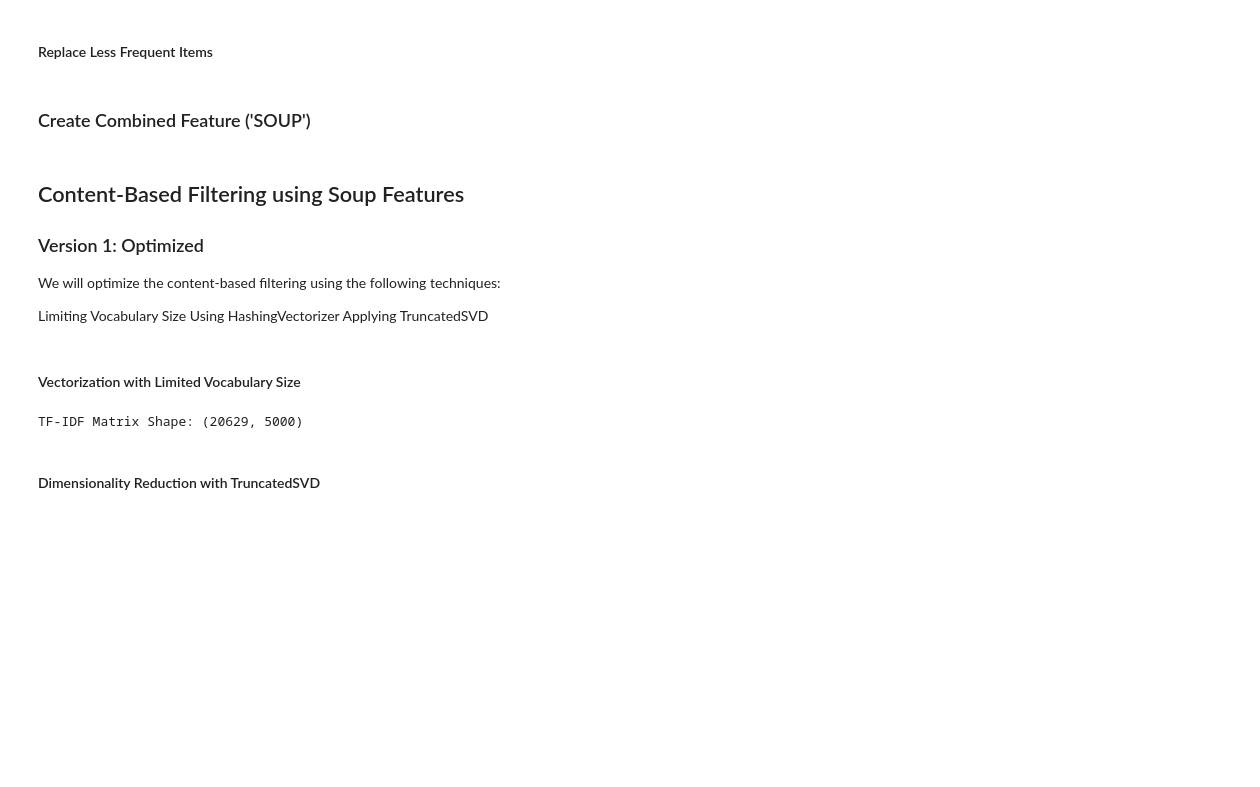
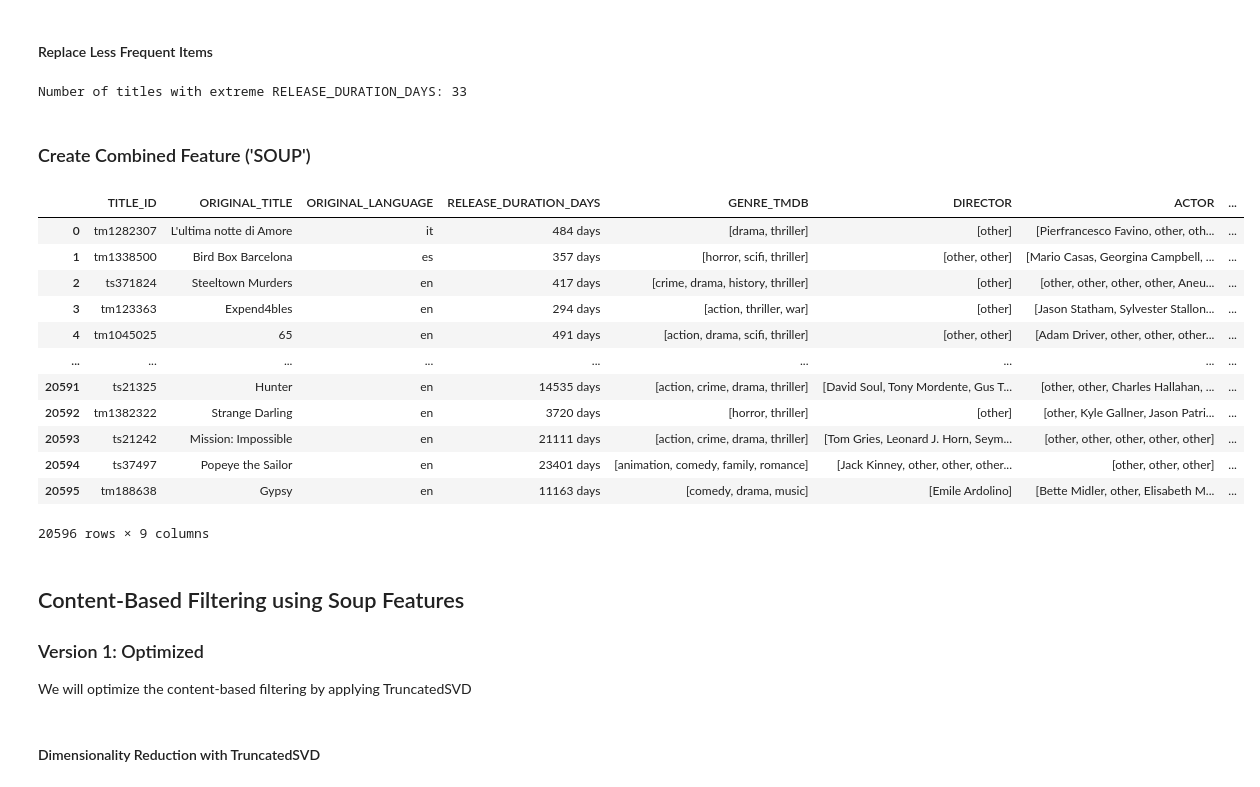
Before and after one commit to bilalimamoglu/simple_recommendation_system, a Jupyter notebook: notebooks/modeling.ipynb, the cells around one changed output. Drawn from its saved outputs; the diff is of its cells as text; code cells hidden in the pictures; blank space fills up the shorter version.

```diff
--- a/notebooks/modeling.ipynb
+++ b/notebooks/modeling.ipynb
@@ -81,8 +83,62 @@ def replace_less_frequent(items, top_items):
 titles['DIRECTOR'] = titles['DIRECTOR'].apply(lambda x: replace_less_frequent(x, top_directors))
 titles['ACTOR'] = titles['ACTOR'].apply(lambda x: replace_less_frequent(x, top_actors))
 titles['PRODUCER'] = titles['PRODUCER'].apply(lambda x: replace_less_frequent(x, top_producers))
+# %%
+# Ensure the 'reference_date' is a valid datetime
+reference_date = pd.to_datetime(interactions['COLLECTOR_TSTAMP'].max(), errors='coerce', utc=True)
+
+# Convert 'RELEASE_DURATION_DAYS' to numeric, drop NaNs, and convert to timedelta
+titles['RELEASE_DURATION_DAYS'] = pd.to_numeric(titles['RELEASE_DURATION_DAYS'], errors='coerce')
+titles = titles.dropna(subset=['RELEASE_DURATION_DAYS'])  # Drop rows with NaN after conversion
+
+# Step 2: Identify extreme values (filter out values beyond 100 years)
+threshold_days = pd.to_numeric(pd.Timedelta(days=36500).days)  # Convert 100 years to days and then to numeric
+extreme_titles = titles[titles['RELEASE_DURATION_DAYS'] > threshold_days]
+print(f"Number of titles with extreme RELEASE_DURATION_DAYS: {len(extreme_titles)}")
+
+# Option A: Remove titles with extreme values
+titles = titles[titles['RELEASE_DURATION_DAYS'] <= threshold_days]
+
+# Convert 'RELEASE_DURATION_DAYS' to timedelta only after removing extreme values
+titles['RELEASE_DURATION_DAYS'] = pd.to_timedelta(titles['RELEASE_DURATION_DAYS'], unit='D')
+
+# Step 3: Calculate 'RELEASE_DATE' by subtracting 'RELEASE_DURATION_DAYS' from 'reference_date'
+titles['RELEASE_DATE'] = reference_date - titles['RELEASE_DURATION_DAYS']
+
+# Ensure 'RELEASE_DATE' is valid datetime
+titles['RELEASE_DATE'] = pd.to_datetime(titles['RELEASE_DATE'], errors='coerce', utc=True)
+
+# Step 4: Drop rows with invalid 'RELEASE_DATE' values (NaT values)
+titles = titles.dropna(subset=['RELEASE_DATE'])
+
+# Step 5: Reset index of titles to ensure indices are from 0 to N-1
+titles = titles.reset_index(drop=True)
+
+# Create mapping from TITLE_ID to index
+title_id_to_idx = pd.Series(titles.index, index=titles['TITLE_ID']).drop_duplicates()
+
+# Create reverse mapping from index to TITLE_ID
+idx_to_title_id = pd.Series(titles['TITLE_ID'].values, index=titles.index)
+# %% [output]
+Number of titles with extreme RELEASE_DURATION_DAYS: 33
 # %% [markdown]
 ### Create Combined Feature ('SOUP')
+# %%
+titles
+# %% [output]
+|  | TITLE_ID | ORIGINAL_TITLE | ORIGINAL_LANGUAGE | RELEASE_DURATION_DAYS | GENRE_TMDB | DIRECTOR | ACTOR | ... |
+| 0 | tm1282307 | L'ultima notte di Amore | it | 484 days | [drama, thriller] | [other] | [Pierfrancesco Favino, other, oth... | ... |
+| 1 | tm1338500 | Bird Box Barcelona | es | 357 days | [horror, scifi, thriller] | [other, other] | [Mario Casas, Georgina Campbell, ... | ... |
+| 2 | ts371824 | Steeltown Murders | en | 417 days | [crime, drama, history, thriller] | [other] | [other, other, other, other, Aneu... | ... |
+| 3 | tm123363 | Expend4bles | en | 294 days | [action, thriller, war] | [other] | [Jason Statham, Sylvester Stallon... | ... |
+| 4 | tm1045025 | 65 | en | 491 days | [action, drama, scifi, thriller] | [other, other] | [Adam Driver, other, other, other... | ... |
+| ... | ... | ... | ... | ... | ... | ... | ... | ... |
+| 20591 | ts21325 | Hunter | en | 14535 days | [action, crime, drama, thriller] | [David Soul, Tony Mordente, Gus T... | [other, other, Charles Hallahan, ... | ... |
+| 20592 | tm1382322 | Strange Darling | en | 3720 days | [horror, thriller] | [other] | [other, Kyle Gallner, Jason Patri... | ... |
+| 20593 | ts21242 | Mission: Impossible | en | 21111 days | [action, crime, drama, thriller] | [Tom Gries, Leonard J. Horn, Seym... | [other, other, other, other, other] | ... |
+| 20594 | ts37497 | Popeye the Sailor | en | 23401 days | [animation, comedy, family, romance] | [Jack Kinney, other, other, other... | [other, other, other] | ... |
+| 20595 | tm188638 | Gypsy | en | 11163 days | [comedy, drama, music] | [Emile Ardolino] | [Bette Midler, other, Elisabeth M... | ... |
+20596 rows × 9 columns
 # %%
 titles['SOUP'] = titles['ORIGINAL_TITLE'] + ' ' + \
                  titles['GENRE_TMDB'].apply(lambda x: ' '.join(x)) + ' ' + \
@@ -92,22 +148,7 @@ titles['SOUP'] = titles['ORIGINAL_TITLE'] + ' ' + \
 # %% [markdown]
 ## Content-Based Filtering using Soup Features
 ### Version 1: Optimized
-We will optimize the content-based filtering using the following techniques:
-
-Limiting Vocabulary Size
-Using HashingVectorizer
-Applying TruncatedSVD
+We will optimize the content-based filtering by applying TruncatedSVD
-# %% [markdown]
-#### Vectorization with Limited Vocabulary Size
-# %%
-# Limit the vocabulary size to 5000 most frequent words
-tfidf = TfidfVectorizer(stop_words='english', max_features=5000)
-tfidf_matrix = tfidf.fit_transform(titles['SOUP'])
-print(f"TF-IDF Matrix Shape: {tfidf_matrix.shape}")
-
-cosine_sim_tfidf = cosine_similarity(tfidf_matrix, tfidf_matrix)
-# %% [output]
-TF-IDF Matrix Shape: (20629, 5000)
 # %% [markdown]
 #### Dimensionality Reduction with TruncatedSVD
 # %%
```
Also changed, not shown: parts of 25 cells of this notebook, 1 other file.
